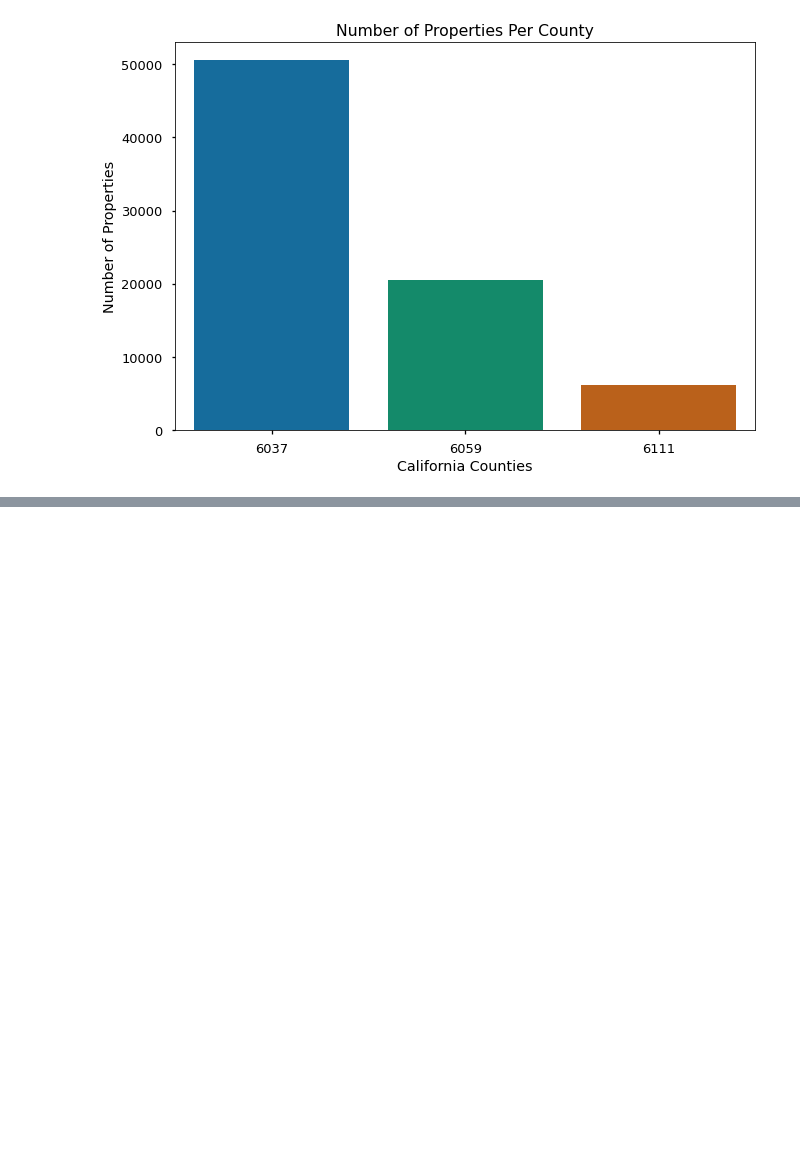
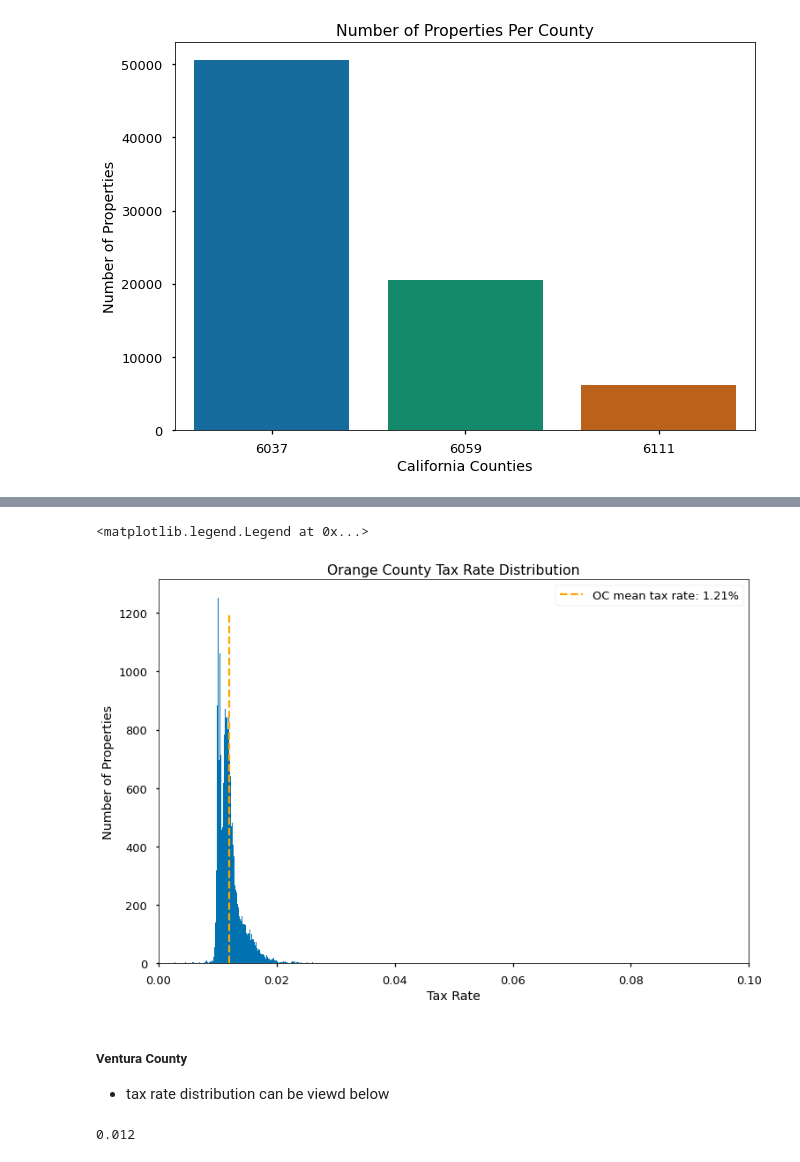
Before and after one commit to segovialori/regression_project, a Jupyter notebook: final_zillow.ipynb, the cells around one changed output, grey strips where cells are left out. Saved outputs shown, nothing was run; the diff lists cells and outputs as text; code cells hidden in the pictures; blank space fills up the shorter version.

```diff
--- a/final_zillow.ipynb
+++ b/final_zillow.ipynb
@@ -143,0 +211,21 @@ df['ca_county'] = df['ca_county'].map({6037: 'Los Angeles', 6059: 'Orange', 6111
+# %%
+plt.figure(figsize=(12,8))
+plt.title("Orange County Tax Rate Distribution")
+plt.hist(oc, bins=800)
+plt.vlines(oc_mean, 0, 1200, ls='--', color='orange', label="OC mean tax rate: 1.21%")
+plt.xlabel('Tax Rate')
+plt.xlim(0.0, 0.1)
+plt.ylabel("Number of Properties")
+plt.legend()
+# %% [output]
+<matplotlib.legend.Legend at 0x...>
+[figure, added]
+# %% [markdown]
+##### Ventura County
+- tax rate distribution can be viewd below
+# %%
+vc = df[df.ca_county == "Ventura"].tax_rate
+vc_mean = round(vc.mean(), 3)
+vc_mean
+# %% [output]
+0.012
```
Also changed, not shown: parts of 211 cells of this notebook, 3 other files.
